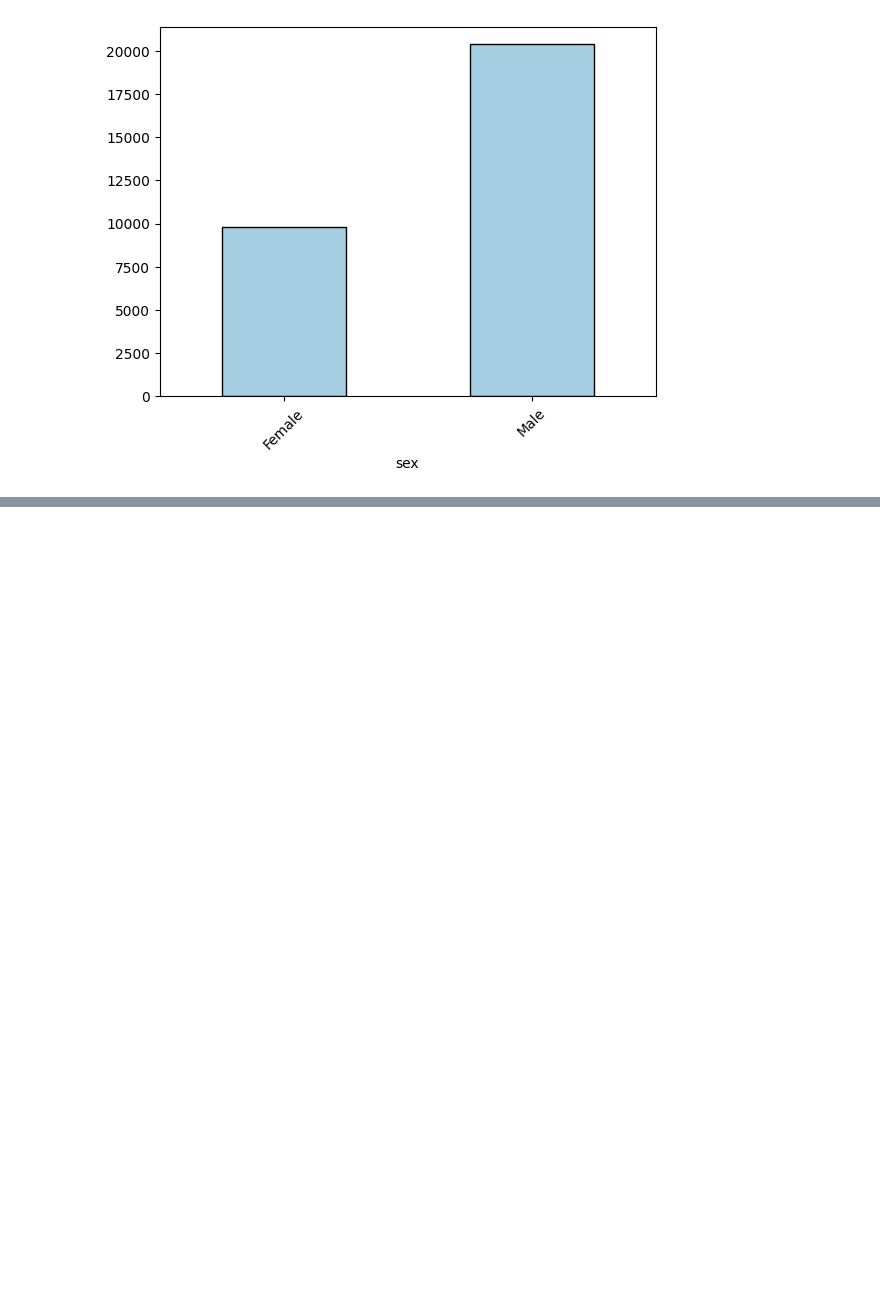
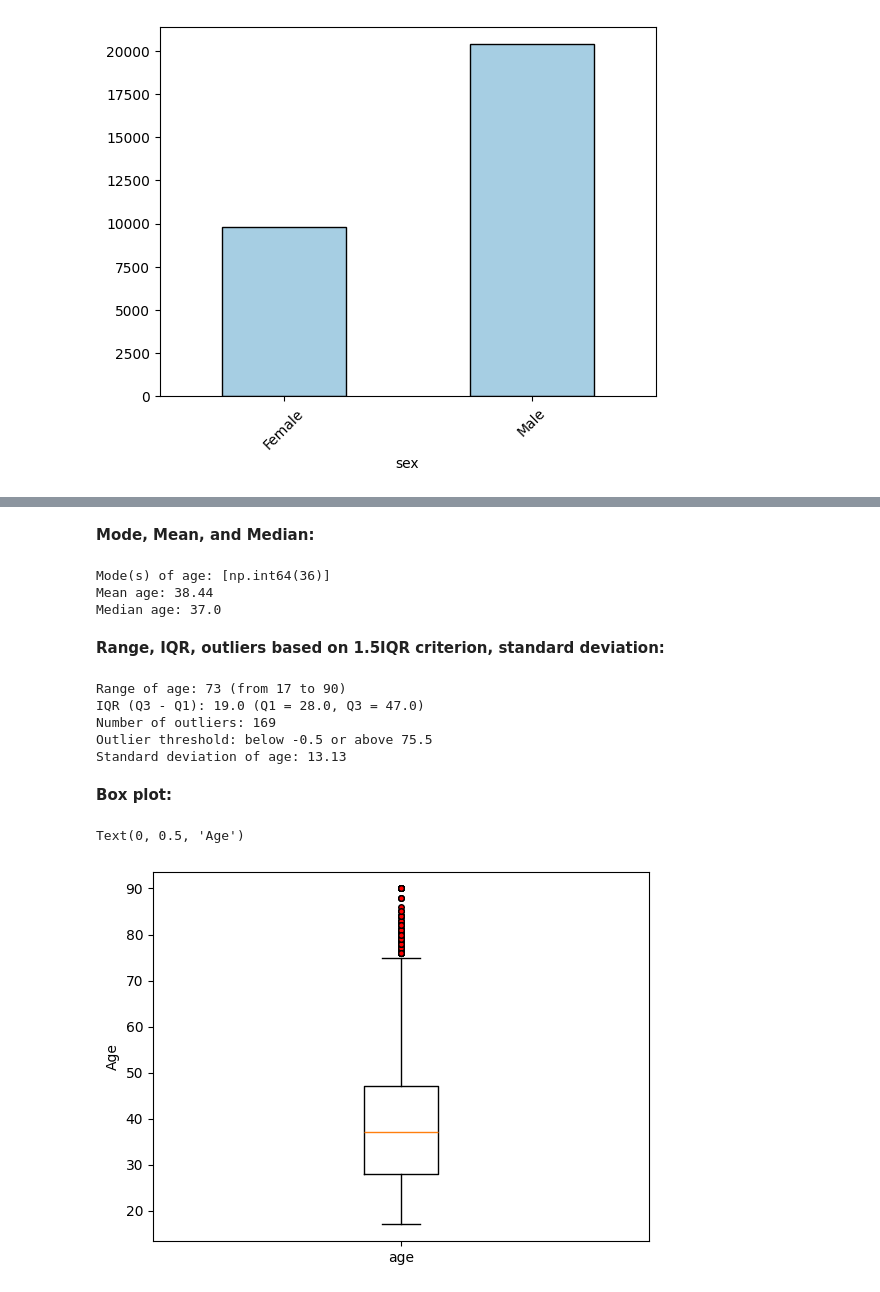
Before and after one commit to DiazHumberto/ASDS_A1, a Jupyter notebook: notebooks/ASDS_A1.ipynb, the cells around one changed output, grey strips where cells are left out. Saved outputs shown, nothing was run; the diff lists cells and outputs as text; code cells hidden in the pictures; blank space fills up the shorter version.

```diff
--- a/notebooks/ASDS_A1.ipynb
+++ b/notebooks/ASDS_A1.ipynb
@@ -386,0 +411,66 @@ center, spread, and outliers.
+# %% [markdown]
+**Mode, Mean, and Median:**
+# %%
+# Mode: most frequent age(s)
+age_mode = df['age'].mode()
+print(f"Mode(s) of age: {list(age_mode.values)}")
+
+# Mean: average age
+age_mean = df['age'].mean()
+print(f"Mean age: {age_mean:.2f}")
+
+# Median: middle age
+age_median = df['age'].median()
+print(f"Median age: {age_median}")
+# %% [output]
+Mode(s) of age: [np.int64(36)]
+Mean age: 38.44
+Median age: 37.0
+# %% [markdown]
+**Range, IQR, outliers based on 1.5IQR criterion, standard deviation:**
+# %%
+# Range
+age_min = df['age'].min()
+age_max = df['age'].max()
+age_range = age_max - age_min
+print(f"Range of age: {age_range} (from {age_min} to {age_max})")
+
+# IQR (Interquartile Range)
+Q1 = df['age'].quantile(0.25)
+Q3 = df['age'].quantile(0.75)
+IQR = Q3 - Q1
+print(f"IQR (Q3 - Q1): {IQR} (Q1 = {Q1}, Q3 = {Q3})")
+
+# Outliers based on 1.5-IQR criterion
+lower_bound = Q1 - 1.5 * IQR
+upper_bound = Q3 + 1.5 * IQR
+age_outliers = df[(df.age < lower_bound) | (df.age > upper_bound)]['age']
+print(f"Number of outliers: {age_outliers.shape[0]}")
+print(f"Outlier threshold: below {lower_bound} or above {upper_bound}")
+
+# Standard Deviation
+age_std = df['age'].std()
+print(f"Standard deviation of age: {age_std:.2f}")
+# %% [output]
+Range of age: 73 (from 17 to 90)
+IQR (Q3 - Q1): 19.0 (Q1 = 28.0, Q3 = 47.0)
+Number of outliers: 169
+Outlier threshold: below -0.5 or above 75.5
+Standard deviation of age: 13.13
+# %% [markdown]
+**Box plot:**
+# %%
+plt.boxplot(
+    x=df['age'],
+    labels=['age'],
+    flierprops=dict(   # Argument to reduce and
+        marker='o',    # make more visible the outliers.
+        markersize=4,
+        linestyle='none',
+        markerfacecolor='red'
+    )
+)
+plt.ylabel('Age')
+# %% [output]
+Text(0, 0.5, 'Age')
+[figure, added]
```
Also changed, not shown: parts of 59 cells of this notebook, 1 other file.
